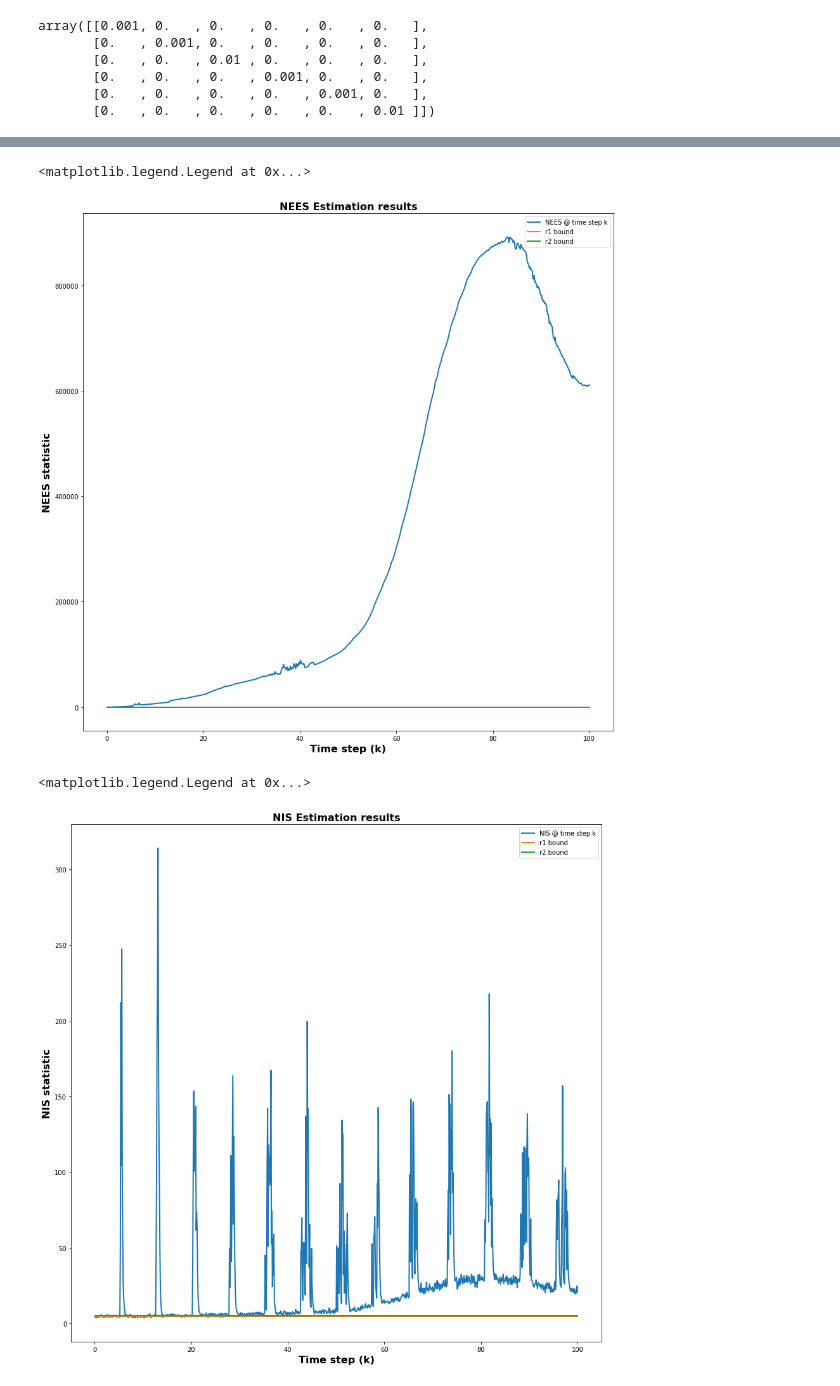
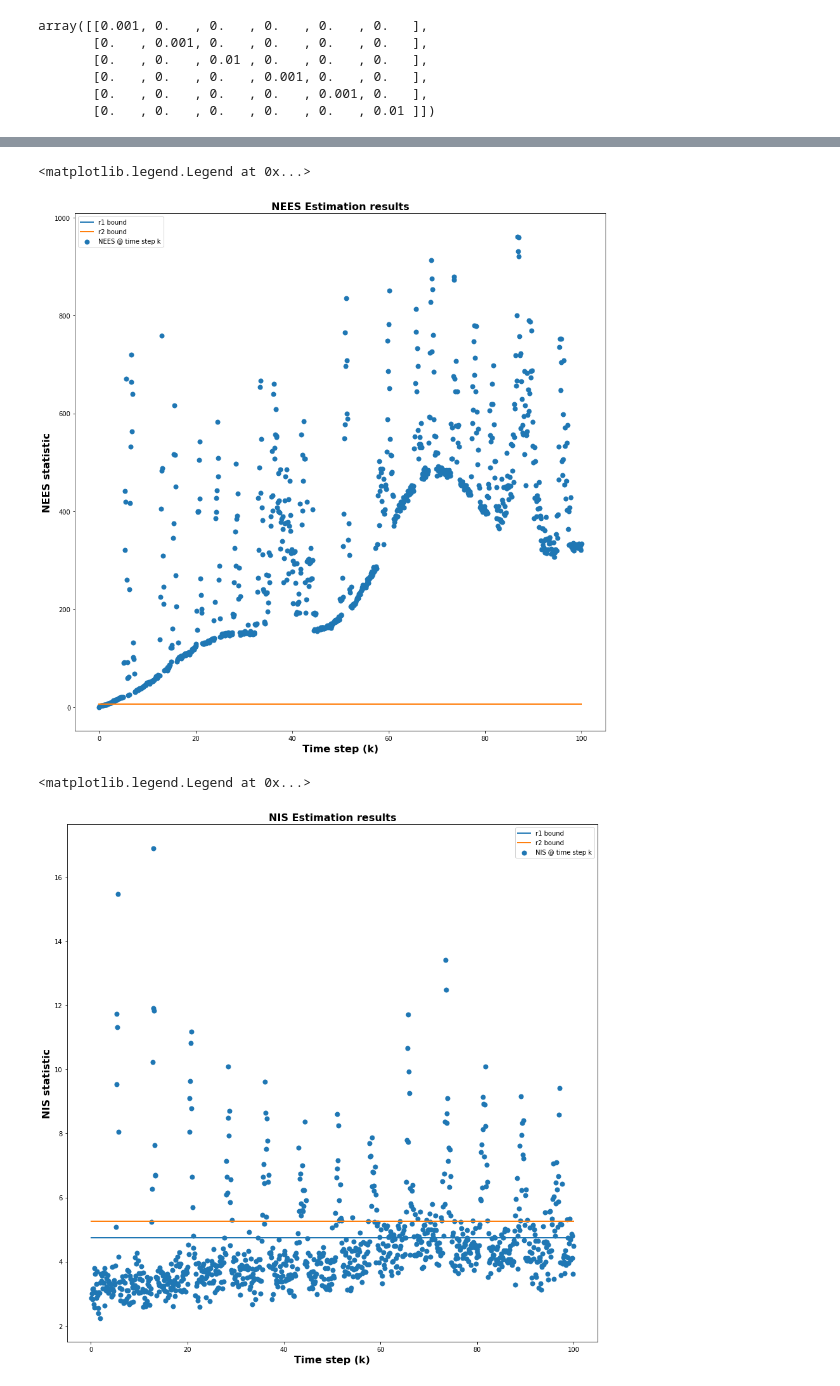
Before and after one commit to himanshugupta1009/robot_localization, a Jupyter notebook: Project_Report_2/EKF.ipynb, the cells around one changed output, grey strips where cells are left out. Drawn from its saved outputs; the diff is of its cells as text; code cells hidden in the pictures.

Commit message:
Add state estimate plots for EKF

```diff
--- a/Project_Report_2/EKF.ipynb
+++ b/Project_Report_2/EKF.ipynb
@@ -320,16 +320,18 @@ array([[0.001, 0.   , 0.   , 0.   , 0.   , 0.   ],
        [0.   , 0.   , 0.   , 0.   , 0.001, 0.   ],
        [0.   , 0.   , 0.   , 0.   , 0.   , 0.01 ]])
 # %%
-Q11 = 100000
-Q13 = np.pi
-Q22 = 100000
-Q23 = np.pi
-Q33 = 100000*np.pi
-Q44 = 100000
-Q46 = np.pi
-Q55 = 100000
-Q56 = np.pi
-Q66 = 100000*np.pi
+#Tuning EKF by changing Qfilter
+
+Q11 = 10
+Q13 = 0
+Q22 = 10
+Q23 = 0
+Q33 = 100
+Q44 = 10
+Q46 = 0
+Q55 = 10
+Q56 = 0
+Q66 = 100
 
 Qfilter = np.array([
         [Q11,    0.,    Q13   , 0.   , 0.   , 0.   ],
@@ -340,7 +342,9 @@ Qfilter = np.array([
         [0.   , 0.   , 0.   , Q46    , Q56  , Q66 ]
     ])
 
-NEES_data,NIS_data = get_NEES_data_for_multiple_simulations(x0,Qtrue,u,Qtrue,Rtrue,Qtrue,Rtrue,29)
+Pstart = 10*Qtrue
+
+NEES_data,NIS_data = get_NEES_data_for_multiple_simulations(x0,Pstart,u,Qtrue,Rtrue,Qfilter,Rtrue,50)
 # %% [output]
 Performing simulation number 0
 Performing simulation number 1
@@ -363,8 +367,8 @@ Performing simulation number 28
 NEES_mean_list = NEES_data.mean(axis=0)
 N = num_mc_simulations
 n = len(x0)
-r1 = chi2.ppf(0.025, df=N*n)/N
-r2 = chi2.ppf(0.975, df=N*n)/N
+r1 = chi2.ppf(0.005, df=N*n)/N
+r2 = chi2.ppf(0.995, df=N*n)/N
 
 #plt.plot(time_steps,NEES_mean_list)
 r1_bound = [r1]*len(time_steps)
@@ -372,33 +376,33 @@ r2_bound = [r2]*len(time_steps)
 plt.xlabel("Time step (k)",fontsize=16, fontweight='bold')
 plt.ylabel("NEES statistic",fontsize=16, fontweight='bold')
 plt.title("NEES Estimation results",fontsize=16, fontweight='bold')
-plt.plot(time_steps,NEES_mean_list,linewidth = 2,label = 'NEES @ time step k')
+plt.scatter(time_steps,NEES_mean_list,linewidth = 2,label = 'NEES @ time step k')
 plt.plot(time_steps,r1_bound,linewidth = 2,label = 'r1 bound')
 plt.plot(time_steps,r2_bound,linewidth = 2,label = 'r2 bound')
 plt.legend()
 # %% [output]
 <matplotlib.legend.Legend at 0x...>
-[figure, old version]
+[figure, new version]
 # %%
 NIS_mean_list = NIS_data.mean(axis=0)
 N = num_mc_simulations
 p = len(Rtrue)
-r1 = chi2.ppf(0.025, df=N*p)/N
-r2 = chi2.ppf(0.975, df=N*p)/N
+r1 = chi2.ppf(0.005, df=N*p)/N
+r2 = chi2.ppf(0.995, df=N*p)/N
 
 #plt.plot(time_steps,NEES_mean_list)
 r1_bound = [r1]*len(time_steps[1:])
 r2_bound = [r2]*len(time_steps[1:])
 plt.xlabel("Time step (k)",fontsize=16, fontweight='bold')
 plt.ylabel("NIS statistic",fontsize=16, fontweight='bold')
 plt.title("NIS Estimation results",fontsize=16, fontweight='bold')
-plt.plot(time_steps[1:],NIS_mean_list,linewidth = 2,label = 'NIS @ time step k')
+plt.scatter(time_steps[1:],NIS_mean_list,linewidth = 2,label = 'NIS @ time step k')
 plt.plot(time_steps[1:],r1_bound,linewidth = 2,label = 'r1 bound')
 plt.plot(time_steps[1:],r2_bound,linewidth = 2,label = 'r2 bound')
 plt.legend()
 # %% [output]
 <matplotlib.legend.Legend at 0x...>
-[figure, old version]
+[figure, new version]
 # %%
 # Xtrue = get_Xtrue(x0,time_steps,cholesky_decomposition_Qtrue,L)
 # Ytrue = get_Ytrue(Xtrue,cholesky_decomposition_Rtrue)
```
Also changed, not shown: parts of 15 cells of this notebook.
